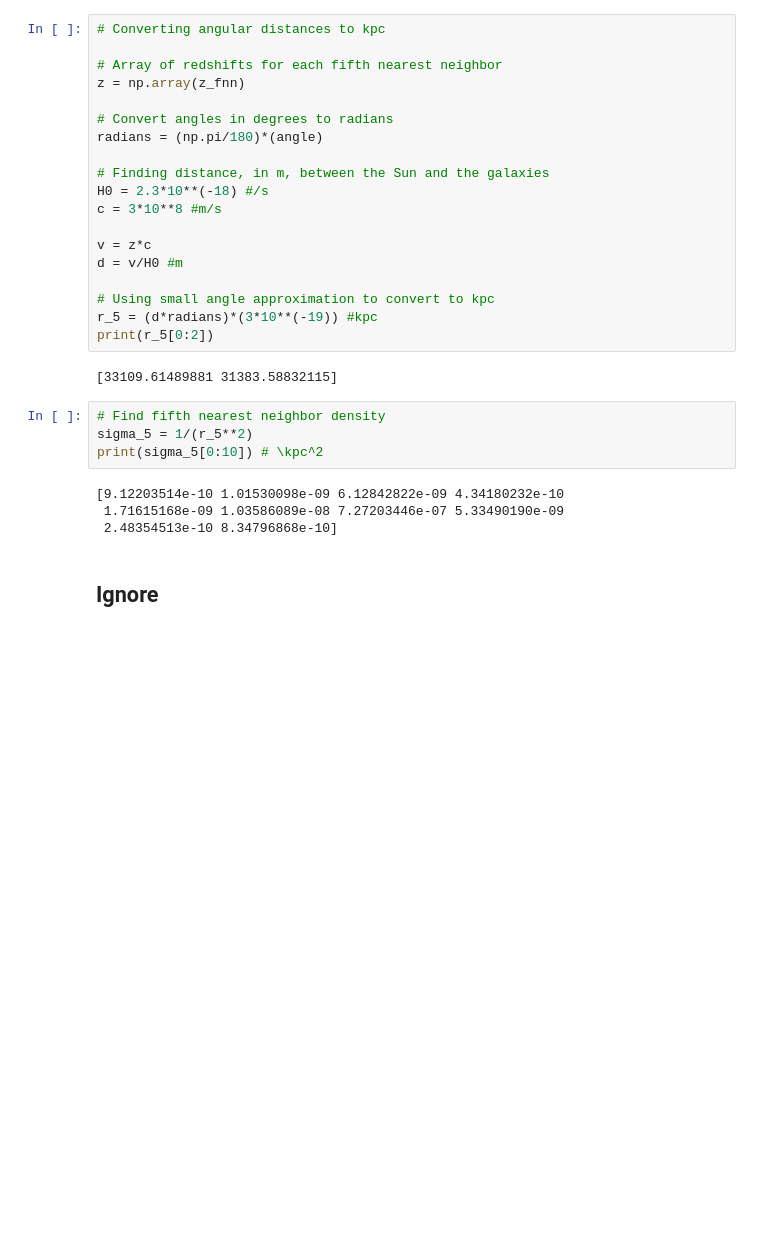
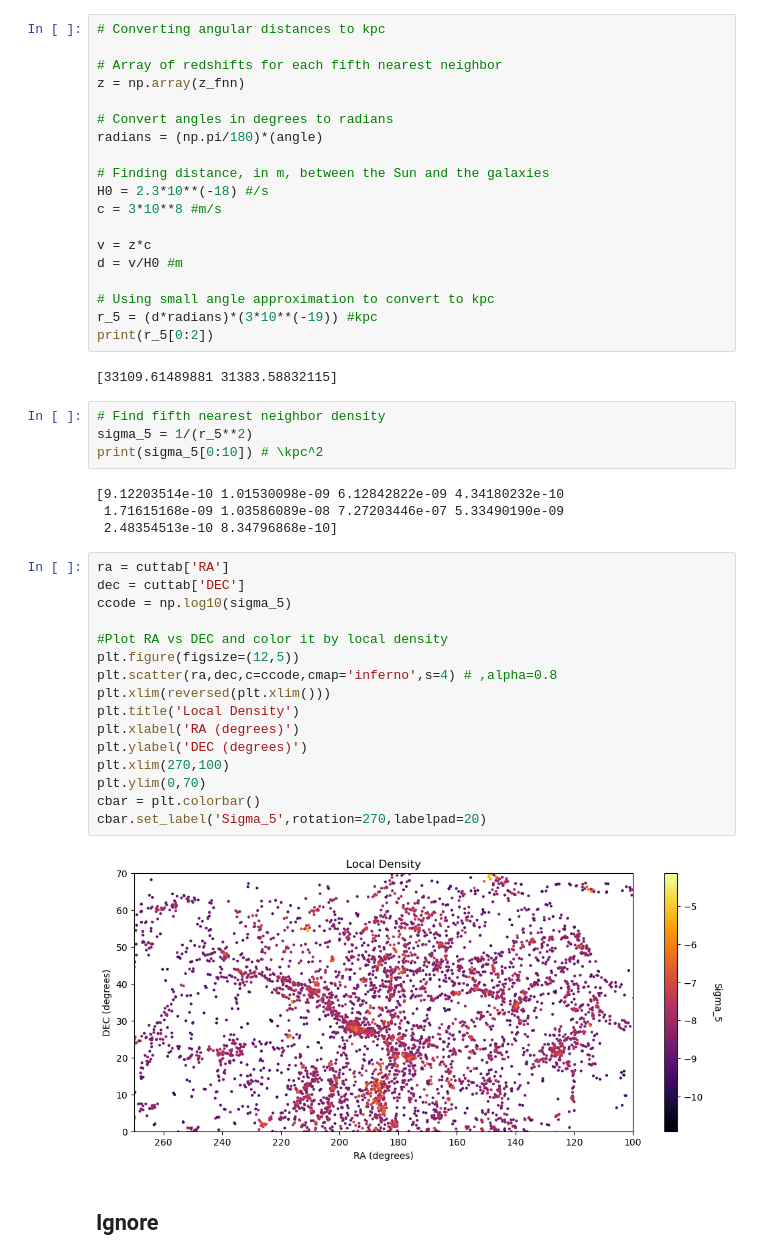
Before and after one commit to EvanBarkus/WISESize_Project, a Jupyter notebook: Local_Density.ipynb, the cells around one changed output. Drawn from its saved outputs; the diff is of its cells as text; blank space fills up the shorter version.

```diff
--- a/Local_Density.ipynb
+++ b/Local_Density.ipynb
@@ -147,6 +147,24 @@ print(sigma_5[0:10]) # \kpc^2
 [9.12203514e-10 1.01530098e-09 6.12842822e-09 4.34180232e-10
  1.71615168e-09 1.03586089e-08 7.27203446e-07 5.33490190e-09
  2.48354513e-10 8.34796868e-10]
+# %%
+ra = cuttab['RA']
+dec = cuttab['DEC']
+ccode = np.log10(sigma_5)
+
+#Plot RA vs DEC and color it by local density
+plt.figure(figsize=(12,5))
+plt.scatter(ra,dec,c=ccode,cmap='inferno',s=4) # ,alpha=0.8
+plt.xlim(reversed(plt.xlim()))
+plt.title('Local Density')
+plt.xlabel('RA (degrees)')
+plt.ylabel('DEC (degrees)')
+plt.xlim(270,100)
+plt.ylim(0,70)
+cbar = plt.colorbar()
+cbar.set_label('Sigma_5',rotation=270,labelpad=20)
+# %% [output]
+[figure, added]
 # %% [markdown]
 ## Ignore
 # %%
```
Also changed, not shown: parts of 3 cells of this notebook.
